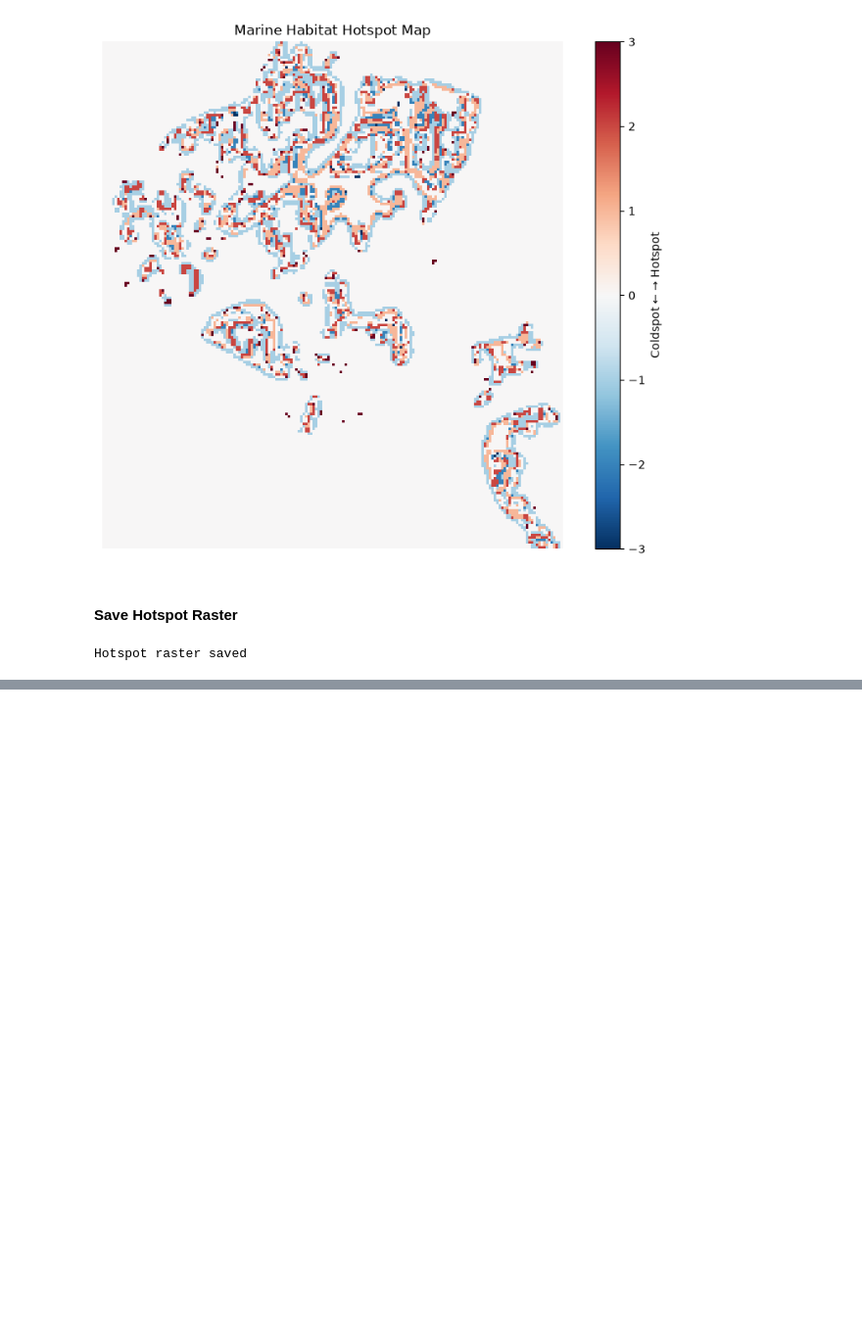
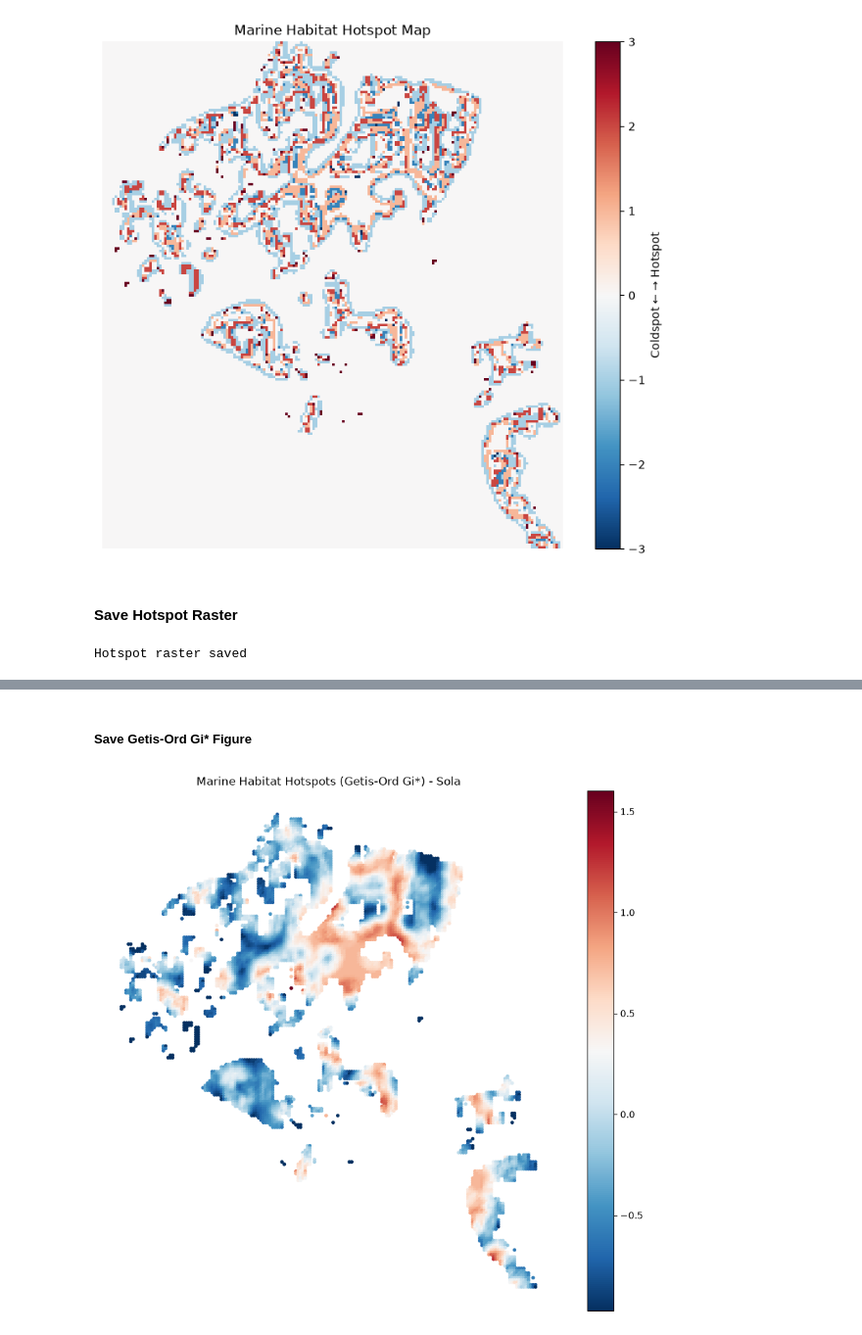
Before and after one commit to arjumanbanu3/python_automated_marine_habitat_modelling_sola, a Jupyter notebook: Automated_Habitat_Suitability_Sola.ipynb, the cells around one changed output, grey strips where cells are left out. Shown at 98% size. Drawn from its saved outputs; the diff is of its cells as text; code cells hidden in the pictures; blank space fills up the shorter version.

```diff
--- a/Automated_Habitat_Suitability_Sola.ipynb
+++ b/Automated_Habitat_Suitability_Sola.ipynb
@@ -543,0 +718,28 @@ Hotspot raster saved
+# %% [markdown]
+##### Save Getis-Ord Gi* Figure
+# %%
+fig, ax = plt.subplots(figsize=(12,10))
+
+gdf.plot(
+    column="GiZScore",
+    cmap="RdBu_r",
+    legend=True,
+    markersize=8,
+    ax=ax
+)
+
+plt.title(
+    "Marine Habitat Hotspots (Getis-Ord Gi*) - Sola"
+)
+
+plt.axis("off")
+
+plt.savefig(
+    r"C:\Users\ab\Desktop\Python\output\hotspot_map.png",
+    dpi=300,
+    bbox_inches="tight"
+)
+
+plt.show()
+# %% [output]
+[figure, added]
```
Also changed, not shown: parts of 22 cells of this notebook.
